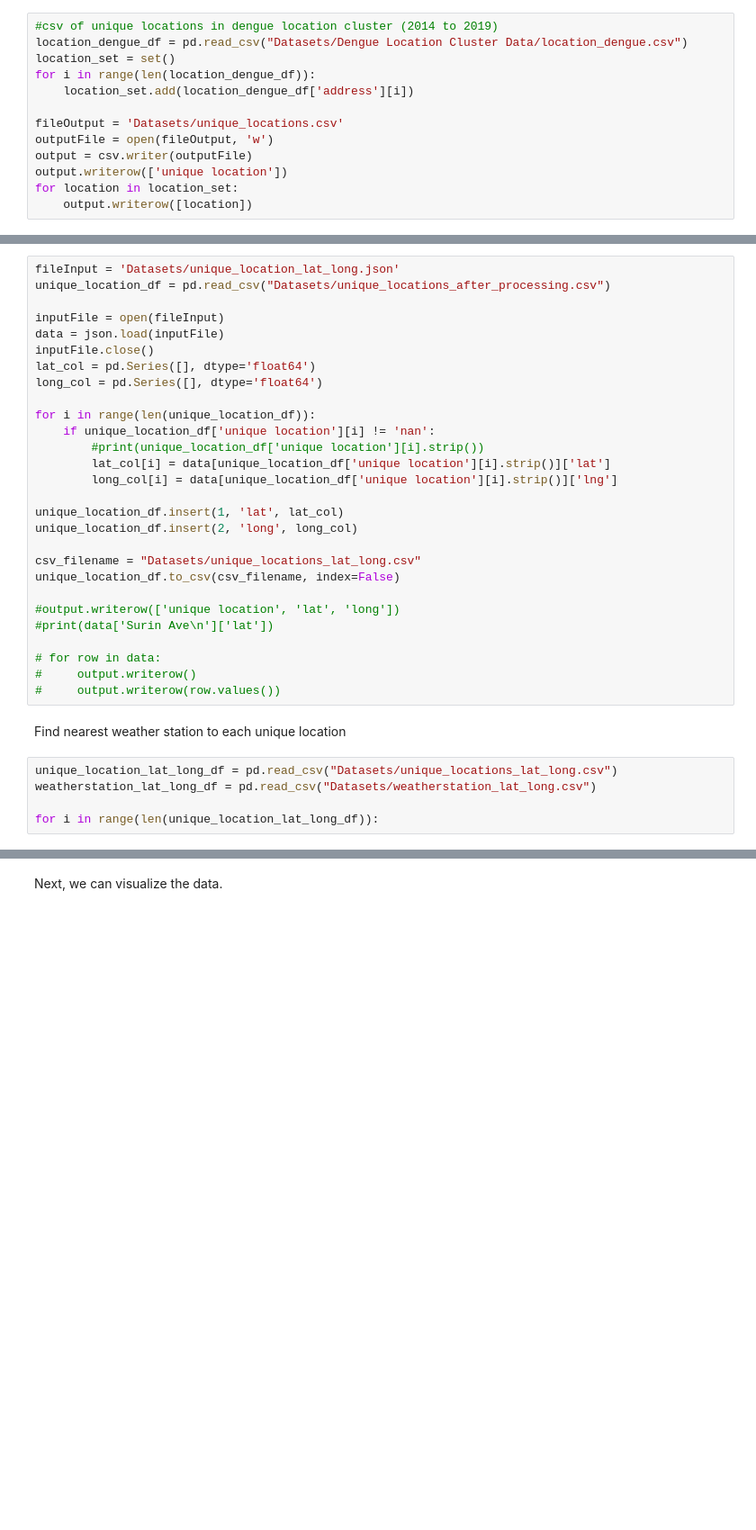
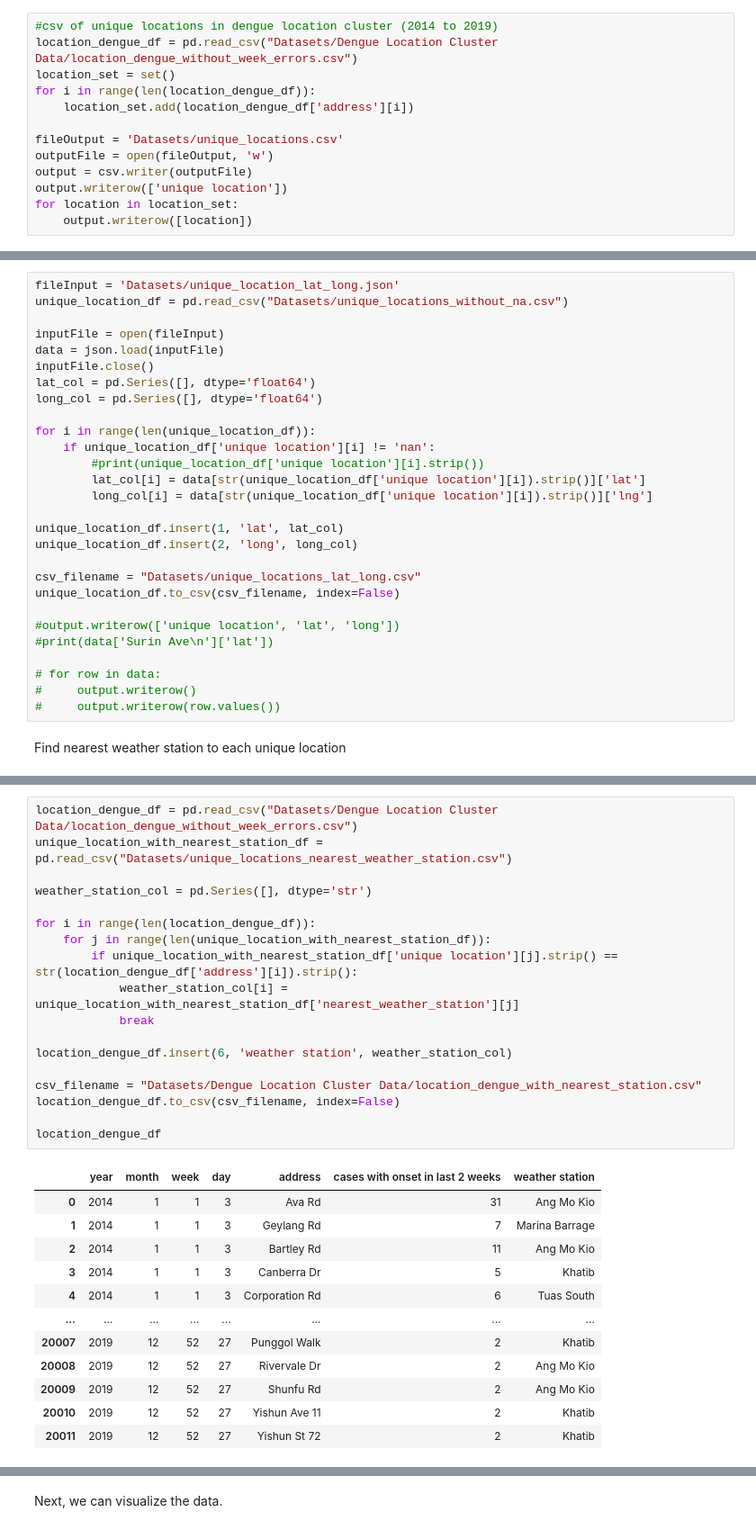
Before and after one commit to thamsimun/CS3244-Project-Dengue, a Jupyter notebook: dengue_prediction.ipynb, the cells around one changed output, grey strips where cells are left out. Shown: that part at 90% size. Cells and saved outputs as stored; diff of their text form; blank space fills up the shorter version.

Commit message:
data for model training

```diff
--- a/dengue_prediction.ipynb
+++ b/dengue_prediction.ipynb
@@ -320,7 +323,7 @@ NotebookApp.rate_limit_window=3.0 (secs)
 Find unique locations in the location_dengue cluster csv
 # %%
 #csv of unique locations in dengue location cluster (2014 to 2019)
-location_dengue_df = pd.read_csv("Datasets/Dengue Location Cluster Data/location_dengue.csv")
+location_dengue_df = pd.read_csv("Datasets/Dengue Location Cluster Data/location_dengue_without_week_errors.csv")
 location_set = set()
 for i in range(len(location_dengue_df)):
     location_set.add(location_dengue_df['address'][i])
@@ -372,7 +375,7 @@ unique_location_df.to_csv(csv_filename, index=False)
 Put in lat and long data to the unique locations
 # %%
 fileInput = 'Datasets/unique_location_lat_long.json'
-unique_location_df = pd.read_csv("Datasets/unique_locations_after_processing.csv")
+unique_location_df = pd.read_csv("Datasets/unique_locations_without_na.csv")
 
 inputFile = open(fileInput)
 data = json.load(inputFile)
@@ -383,8 +386,8 @@ long_col = pd.Series([], dtype='float64')
 for i in range(len(unique_location_df)):
     if unique_location_df['unique location'][i] != 'nan':
         #print(unique_location_df['unique location'][i].strip())
-        lat_col[i] = data[unique_location_df['unique location'][i].strip()]['lat']
-        long_col[i] = data[unique_location_df['unique location'][i].strip()]['lng']
+        lat_col[i] = data[str(unique_location_df['unique location'][i]).strip()]['lat']
+        long_col[i] = data[str(unique_location_df['unique location'][i]).strip()]['lng']
 
 unique_location_df.insert(1, 'lat', lat_col)
 unique_location_df.insert(2, 'long', long_col)
@@ -400,8 +403,3 @@ unique_location_df.to_csv(csv_filename, index=False)
 #     output.writerow(row.values())
 # %% [markdown]
 Find nearest weather station to each unique location
-# %%
-unique_location_lat_long_df = pd.read_csv("Datasets/unique_locations_lat_long.csv")
-weatherstation_lat_long_df = pd.read_csv("Datasets/weatherstation_lat_long.csv")
-
-for i in range(len(unique_location_lat_long_df)):
@@ -407,0 +471,31 @@ for i in range(len(unique_location_lat_long_df)):
+# %%
+location_dengue_df = pd.read_csv("Datasets/Dengue Location Cluster Data/location_dengue_without_week_errors.csv")
+unique_location_with_nearest_station_df = pd.read_csv("Datasets/unique_locations_nearest_weather_station.csv")
+
+weather_station_col = pd.Series([], dtype='str')
+
+for i in range(len(location_dengue_df)):
+    for j in range(len(unique_location_with_nearest_station_df)):
+        if unique_location_with_nearest_station_df['unique location'][j].strip() == str(location_dengue_df['address'][i]).strip():
+            weather_station_col[i] = unique_location_with_nearest_station_df['nearest_weather_station'][j]
+            break
+
+location_dengue_df.insert(6, 'weather station', weather_station_col)
+
+csv_filename = "Datasets/Dengue Location Cluster Data/location_dengue_with_nearest_station.csv"
+location_dengue_df.to_csv(csv_filename, index=False)
+
+location_dengue_df
+# %% [output]
+|  | year | month | week | day | address | cases with onset in last 2 weeks | weather station |
+| 0 | 2014 | 1 | 1 | 3 | Ava Rd | 31 | Ang Mo Kio |
+| 1 | 2014 | 1 | 1 | 3 | Geylang Rd | 7 | Marina Barrage |
+| 2 | 2014 | 1 | 1 | 3 | Bartley Rd | 11 | Ang Mo Kio |
+| 3 | 2014 | 1 | 1 | 3 | Canberra Dr | 5 | Khatib |
+| 4 | 2014 | 1 | 1 | 3 | Corporation Rd | 6 | Tuas South |
+| ... | ... | ... | ... | ... | ... | ... | ... |
+| 20007 | 2019 | 12 | 52 | 27 | Punggol Walk | 2 | Khatib |
+| 20008 | 2019 | 12 | 52 | 27 | Rivervale Dr | 2 | Ang Mo Kio |
+| 20009 | 2019 | 12 | 52 | 27 | Shunfu Rd | 2 | Ang Mo Kio |
+| 20010 | 2019 | 12 | 52 | 27 | Yishun Ave 11 | 2 | Khatib |
+| 20011 | 2019 | 12 | 52 | 27 | Yishun St 72 | 2 | Khatib |
```
Also changed, not shown: parts of 15 cells of this notebook, 38 other files.
